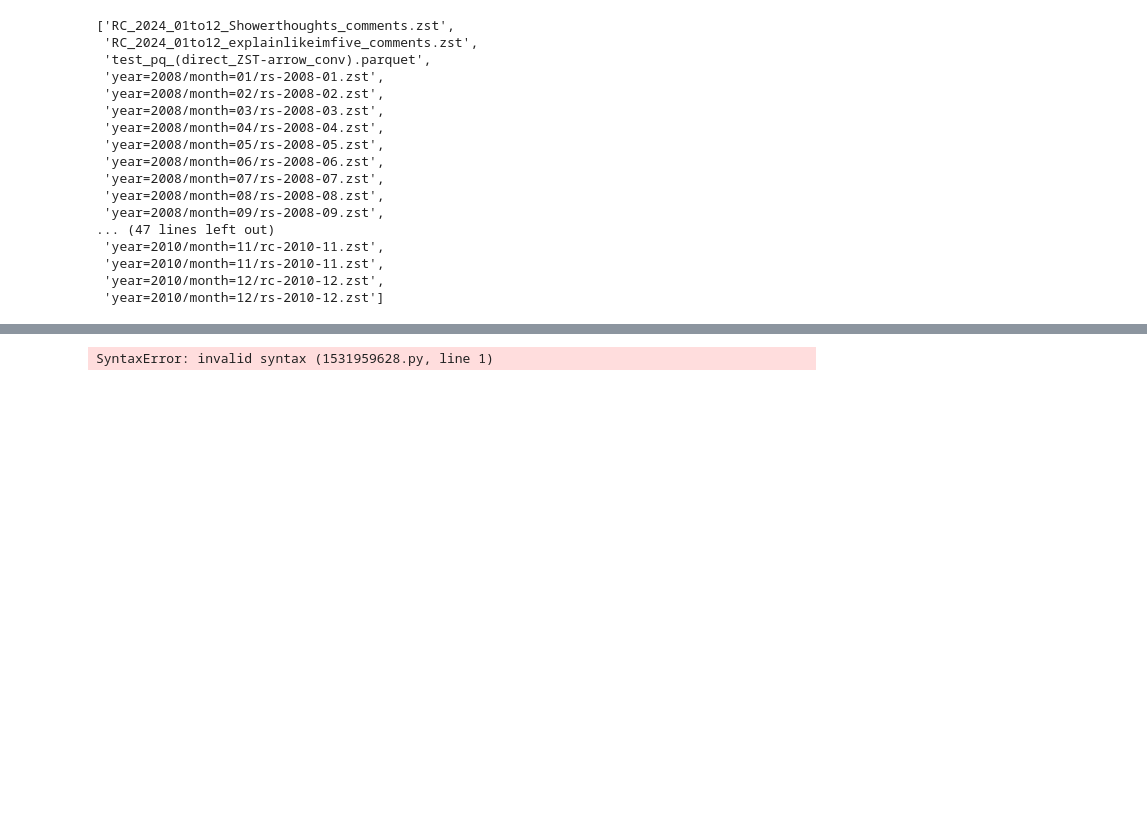
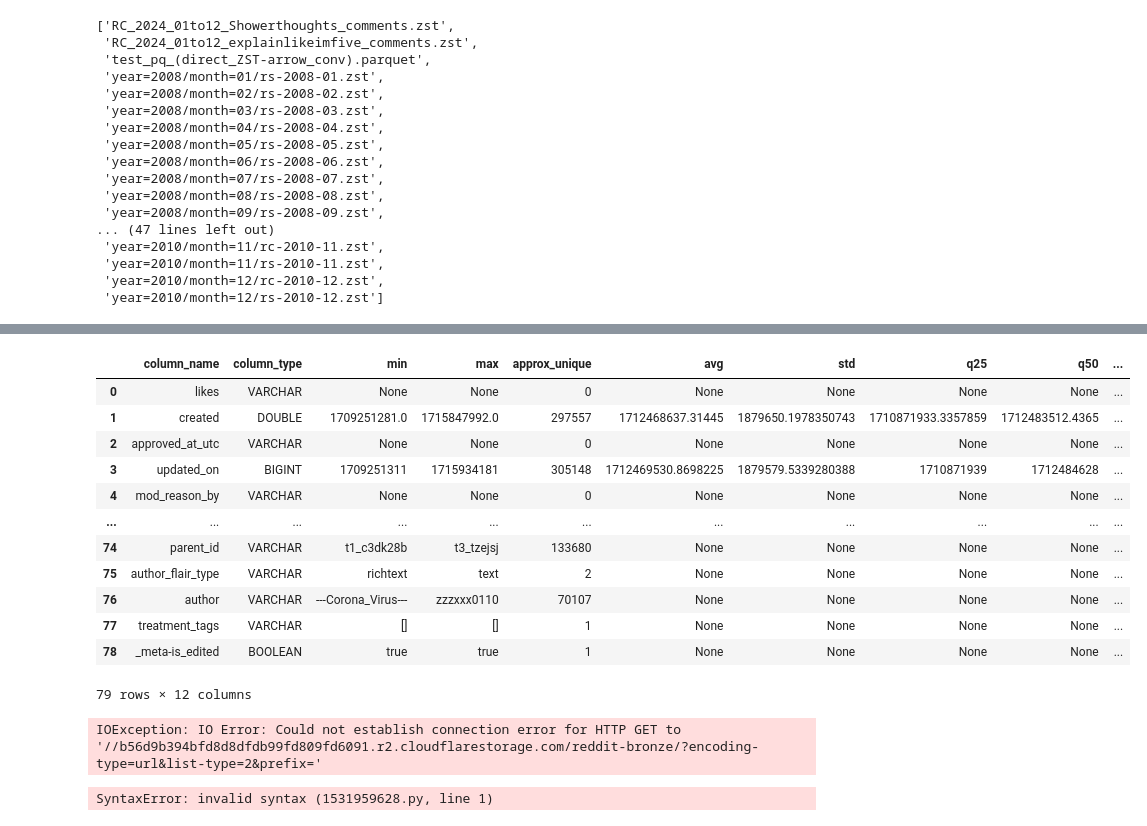
Before and after one commit to wwh9345/social-data-lakehouse-starter, a Jupyter notebook: src/notebooks/EDA.ipynb, the cells around one changed output, grey strips where cells are left out. Drawn from its saved outputs; the diff is of its cells as text; code cells hidden in the pictures; blank space fills up the shorter version.

```diff
--- a/src/notebooks/EDA.ipynb
+++ b/src/notebooks/EDA.ipynb
@@ -2,8 +2,13 @@
 import os
 import boto3
 import duckdb
+import pandas as pd
 os.chdir('../..')
-display('Current root:', os.getcwd())
+display(f"Current root: {os.getcwd()}")
 
-from etl.utils import s3_client, parse_date_from_name, infer_type
+from etl.utils import s3_client
+
+pd.set_option('display.max_rows', None)
+pd.set_option('display.max_columns', None)
+pd.set_option('display.width', None) # Adjust width to prevent line wrapping
 # %% [output]
@@ -20,19 +44,0 @@ bucket_name = os.getenv('BUCKET_BRONZE')
-# %%
-# Establish a connection to DuckDB (in-memory database for this example)
-con = duckdb.connect(database=':memory:', read_only=False)
-
-# Construct the CREATE SECRET SQL statement
-create_secret_sql = f"""
-CREATE SECRET (
-    TYPE S3,
-    KEY_ID '{bronze_access_key_id}',
-    SECRET '{bronze_secret_access_key}',
-    ACCOUNT_ID '{endpoint}'
-);
-"""
-
-# Execute the SQL statement using duckdb.sql()
-con.execute(create_secret_sql)
-
-# Close the connection when done
-# con.close()
@@ -89,3 +142,47 @@ HTTPException: HTTP Error: HTTP GET error on 'https://b56d9b394bfd8d8dfdb99fd809
+# %%
+query = """
+-- SUMMARIZE (SELECT * FROM raw);
+SUMMARIZE (SELECT * FROM raw);
+"""
+df_overview = con.execute(query).df()
+df_overview
+# %% [output]
+|  | column_name | column_type | min | max | approx_unique | avg | std | q25 | q50 | ... |
+| 0 | likes | VARCHAR | None | None | 0 | None | None | None | None | ... |
+| 1 | created | DOUBLE | 1709251281.0 | 1715847992.0 | 297557 | 1712468637.31445 | 1879650.1978350743 | 1710871933.3357859 | 1712483512.4365 | ... |
+| 2 | approved_at_utc | VARCHAR | None | None | 0 | None | None | None | None | ... |
+| 3 | updated_on | BIGINT | 1709251311 | 1715934181 | 305148 | 1712469530.8698225 | 1879579.5339280388 | 1710871939 | 1712484628 | ... |
+| 4 | mod_reason_by | VARCHAR | None | None | 0 | None | None | None | None | ... |
+| ... | ... | ... | ... | ... | ... | ... | ... | ... | ... | ... |
+| 74 | parent_id | VARCHAR | t1_c3dk28b | t3_tzejsj | 133680 | None | None | None | None | ... |
+| 75 | author_flair_type | VARCHAR | richtext | text | 2 | None | None | None | None | ... |
+| 76 | author | VARCHAR | ---Corona_Virus--- | zzzxxx0110 | 70107 | None | None | None | None | ... |
+| 77 | treatment_tags | VARCHAR | [] | [] | 1 | None | None | None | None | ... |
+| 78 | _meta-is_edited | BOOLEAN | true | true | 1 | None | None | None | None | ... |
+79 rows × 12 columns
+# %%
+con = duckdb.connect('dev.duckdb')  # persist secrets
+con.execute("INSTALL httpfs; LOAD httpfs;")
+con.execute(
+    f"""CREATE OR REPLACE SECRET r2_credentials (
+    TYPE r2,
+    KEY_ID '{bronze_access_key_id}',
+    SECRET '{bronze_secret_access_key}',
+    ACCOUNT_ID '{account_id}',
+    ENDPOINT '{endpoint}',
+    REGION 'auto',
+    URL_STYLE 'path'
+    );
+    """
+    )
+
+con.execute(
+    f"""
+    SELECT COUNT(*) FROM read_parquet('r2://{bucket_name}/*.parquet')
+    """
+    ).fetchall()
+# %% [output]
+IOException: IO Error: Could not establish connection error for HTTP GET to '//b56d9b394bfd8d8dfdb99fd809fd6091.r2.cloudflarestorage.com/reddit-bronze/?encoding-type=url&list-type=2&prefix='
 # %%
 query =
 """
```
Also changed, not shown: parts of 14 cells of this notebook, 1 other file.
